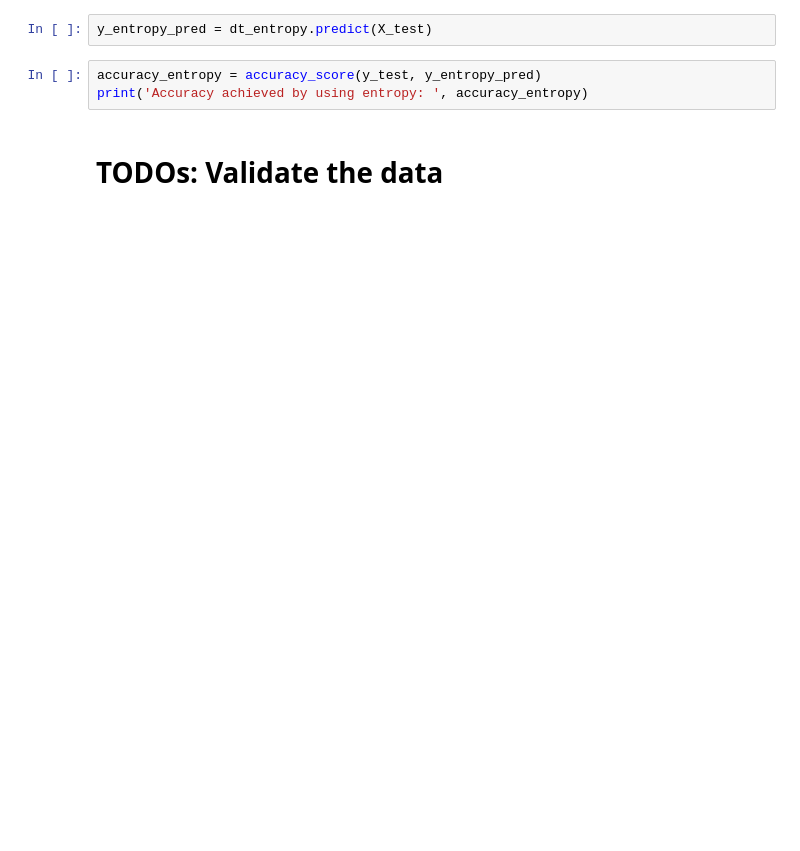
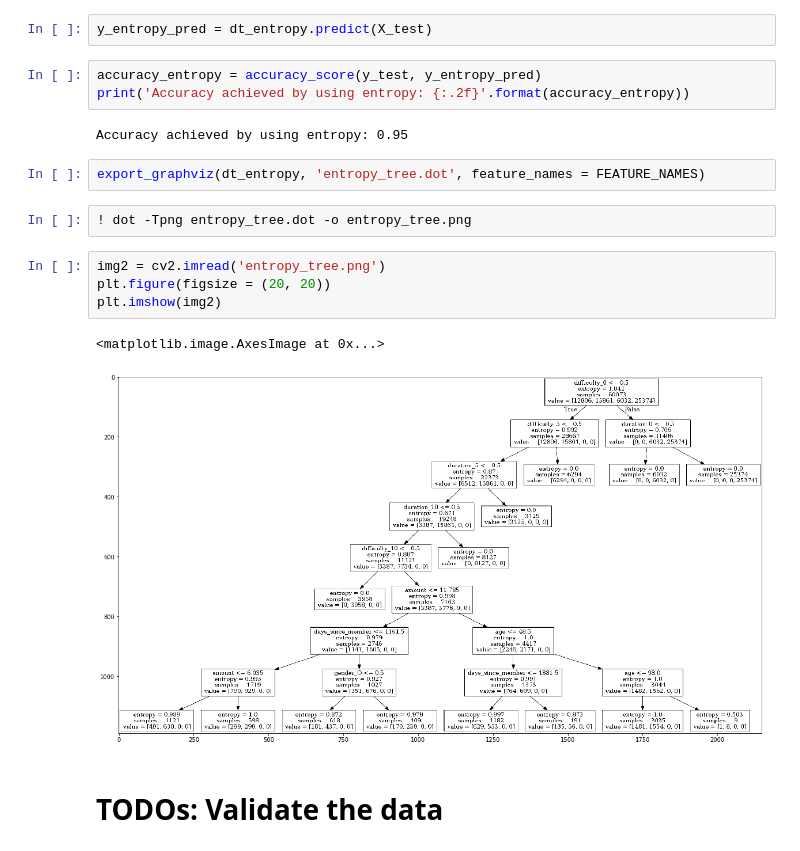
Before and after one commit to Mendy5/Udacity_Project_Capstone, a Jupyter notebook: Starbucks_Capstone_notebook.ipynb, the cells around one changed output. Cells and saved outputs as stored; diff of their text form; blank space fills up the shorter version.

```diff
--- a/Starbucks_Capstone_notebook.ipynb
+++ b/Starbucks_Capstone_notebook.ipynb
@@ -2892,6 +2933,19 @@ dt_entropy.fit(X_train, y_train)
 y_entropy_pred = dt_entropy.predict(X_test)
 # %%
 accuracy_entropy = accuracy_score(y_test, y_entropy_pred)
-print('Accuracy achieved by using entropy: ', accuracy_entropy)
+print('Accuracy achieved by using entropy: {:.2f}'.format(accuracy_entropy))
+# %% [output]
+Accuracy achieved by using entropy: 0.95
+# %%
+export_graphviz(dt_entropy, 'entropy_tree.dot', feature_names = FEATURE_NAMES)
+# %%
+! dot -Tpng entropy_tree.dot -o entropy_tree.png
+# %%
+img2 = cv2.imread('entropy_tree.png')
+plt.figure(figsize = (20, 20))
+plt.imshow(img2)
+# %% [output]
+<matplotlib.image.AxesImage at 0x...>
+[figure, added]
 # %% [markdown]
 # TODOs: Validate the data
```
Also changed, not shown: parts of 44 cells of this notebook.
